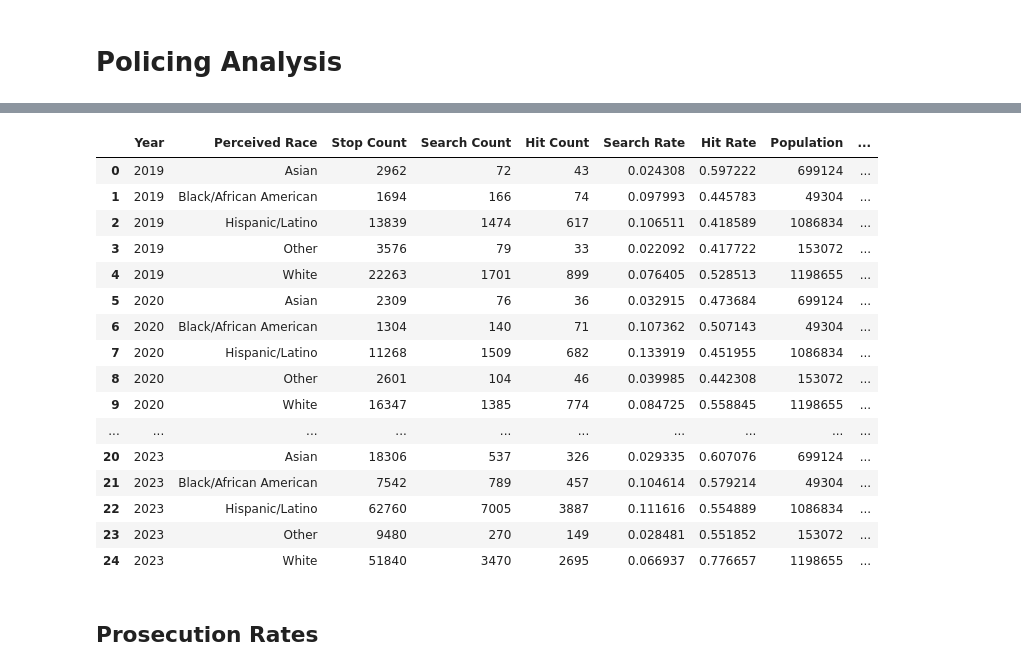
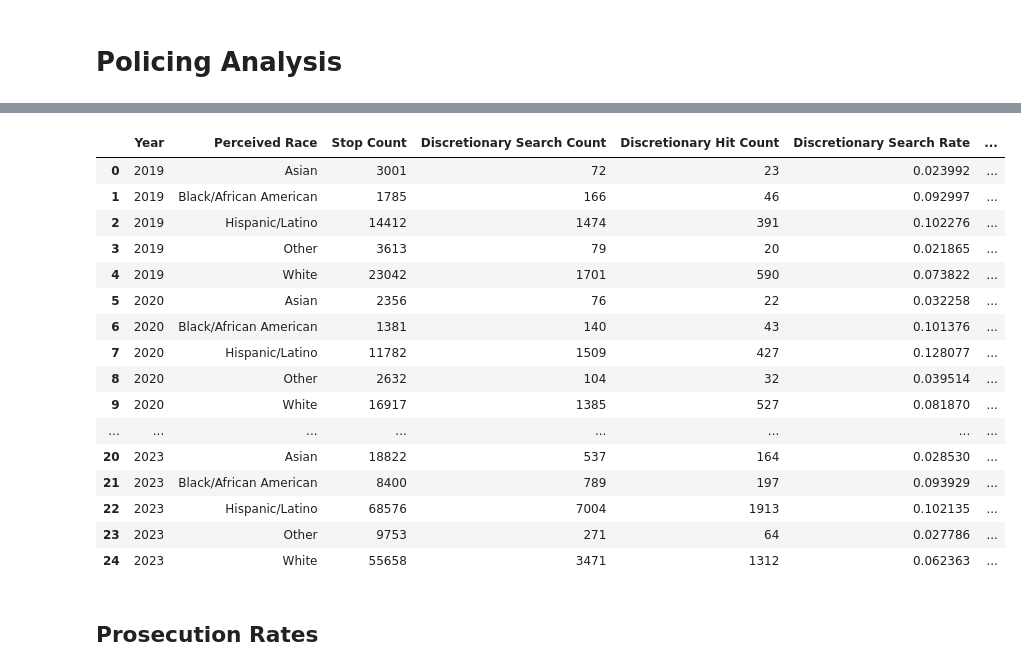
Before and after one commit to laurenbchu/honors-thesis, a Jupyter notebook: notebooks/analysis.ipynb, the cells around one changed output, grey strips where cells are left out. Drawn from its saved outputs; the diff is of its cells as text; code cells hidden in the pictures.

```diff
--- a/notebooks/analysis.ipynb
+++ b/notebooks/analysis.ipynb
@@ -112,22 +75,0 @@ policing_analysis
-# %%
-# Generates policing table, excluding searches that have any nondiscretionary search bases
-discretionary_policing_analysis = policing_summary_table(policing[policing["search_type"].isin(["No search basis", "Discretionary only"])], census_coarse)
-discretionary_policing_analysis
-# %% [output]
-|  | Year | Perceived Race | Stop Count | Search Count | Hit Count | Search Rate | Hit Rate | Population | ... |
-| 0 | 2019 | Asian | 2962 | 72 | 43 | 0.024308 | 0.597222 | 699124 | ... |
-| 1 | 2019 | Black/African American | 1694 | 166 | 74 | 0.097993 | 0.445783 | 49304 | ... |
-| 2 | 2019 | Hispanic/Latino | 13839 | 1474 | 617 | 0.106511 | 0.418589 | 1086834 | ... |
-| 3 | 2019 | Other | 3576 | 79 | 33 | 0.022092 | 0.417722 | 153072 | ... |
-| 4 | 2019 | White | 22263 | 1701 | 899 | 0.076405 | 0.528513 | 1198655 | ... |
-| 5 | 2020 | Asian | 2309 | 76 | 36 | 0.032915 | 0.473684 | 699124 | ... |
-| 6 | 2020 | Black/African American | 1304 | 140 | 71 | 0.107362 | 0.507143 | 49304 | ... |
-| 7 | 2020 | Hispanic/Latino | 11268 | 1509 | 682 | 0.133919 | 0.451955 | 1086834 | ... |
-| 8 | 2020 | Other | 2601 | 104 | 46 | 0.039985 | 0.442308 | 153072 | ... |
-| 9 | 2020 | White | 16347 | 1385 | 774 | 0.084725 | 0.558845 | 1198655 | ... |
-| ... | ... | ... | ... | ... | ... | ... | ... | ... | ... |
-| 20 | 2023 | Asian | 18306 | 537 | 326 | 0.029335 | 0.607076 | 699124 | ... |
-| 21 | 2023 | Black/African American | 7542 | 789 | 457 | 0.104614 | 0.579214 | 49304 | ... |
-| 22 | 2023 | Hispanic/Latino | 62760 | 7005 | 3887 | 0.111616 | 0.554889 | 1086834 | ... |
-| 23 | 2023 | Other | 9480 | 270 | 149 | 0.028481 | 0.551852 | 153072 | ... |
-| 24 | 2023 | White | 51840 | 3470 | 2695 | 0.066937 | 0.776657 | 1198655 | ... |
@@ -134,3 +82,25 @@ discretionary_policing_analysis
+# %%
+# Filter for only discretionary stops and consider only purely discretionary searches in search and hit rates
+discretionary_policing_analysis = discretionary_policing_summary_table(policing, census_coarse)
+discretionary_policing_analysis
+# %% [output]
+|  | Year | Perceived Race | Stop Count | Discretionary Search Count | Discretionary Hit Count | Discretionary Search Rate | ... |
+| 0 | 2019 | Asian | 3001 | 72 | 23 | 0.023992 | ... |
+| 1 | 2019 | Black/African American | 1785 | 166 | 46 | 0.092997 | ... |
+| 2 | 2019 | Hispanic/Latino | 14412 | 1474 | 391 | 0.102276 | ... |
+| 3 | 2019 | Other | 3613 | 79 | 20 | 0.021865 | ... |
+| 4 | 2019 | White | 23042 | 1701 | 590 | 0.073822 | ... |
+| 5 | 2020 | Asian | 2356 | 76 | 22 | 0.032258 | ... |
+| 6 | 2020 | Black/African American | 1381 | 140 | 43 | 0.101376 | ... |
+| 7 | 2020 | Hispanic/Latino | 11782 | 1509 | 427 | 0.128077 | ... |
+| 8 | 2020 | Other | 2632 | 104 | 32 | 0.039514 | ... |
+| 9 | 2020 | White | 16917 | 1385 | 527 | 0.081870 | ... |
+| ... | ... | ... | ... | ... | ... | ... | ... |
+| 20 | 2023 | Asian | 18822 | 537 | 164 | 0.028530 | ... |
+| 21 | 2023 | Black/African American | 8400 | 789 | 197 | 0.093929 | ... |
+| 22 | 2023 | Hispanic/Latino | 68576 | 7004 | 1913 | 0.102135 | ... |
+| 23 | 2023 | Other | 9753 | 271 | 64 | 0.027786 | ... |
+| 24 | 2023 | White | 55658 | 3471 | 1312 | 0.062363 | ... |
 # %% [markdown]
 ## Prosecution Rates
 # %%
```
Also changed, not shown: parts of 20 cells of this notebook, 1 other file.
